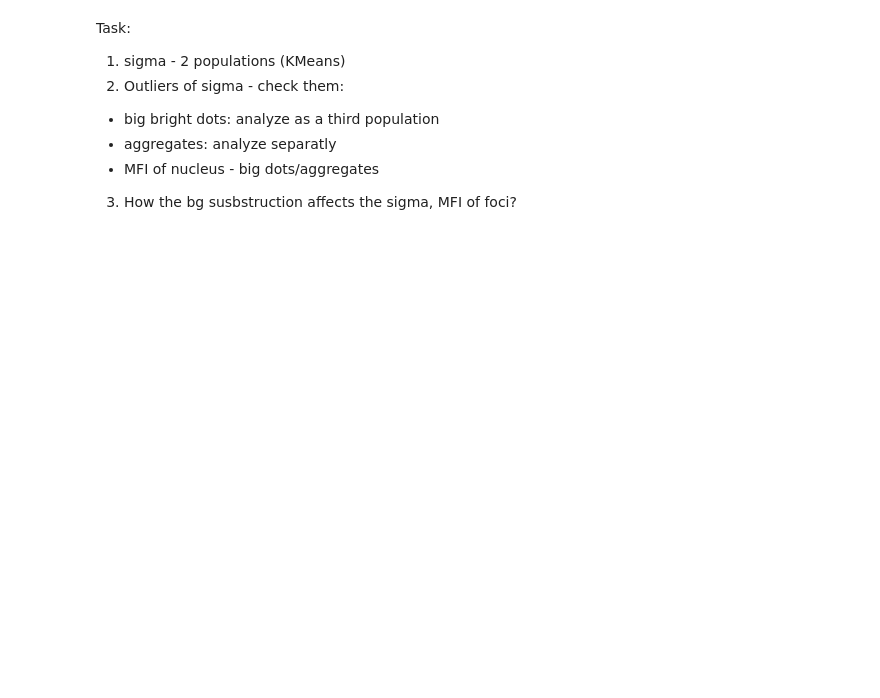
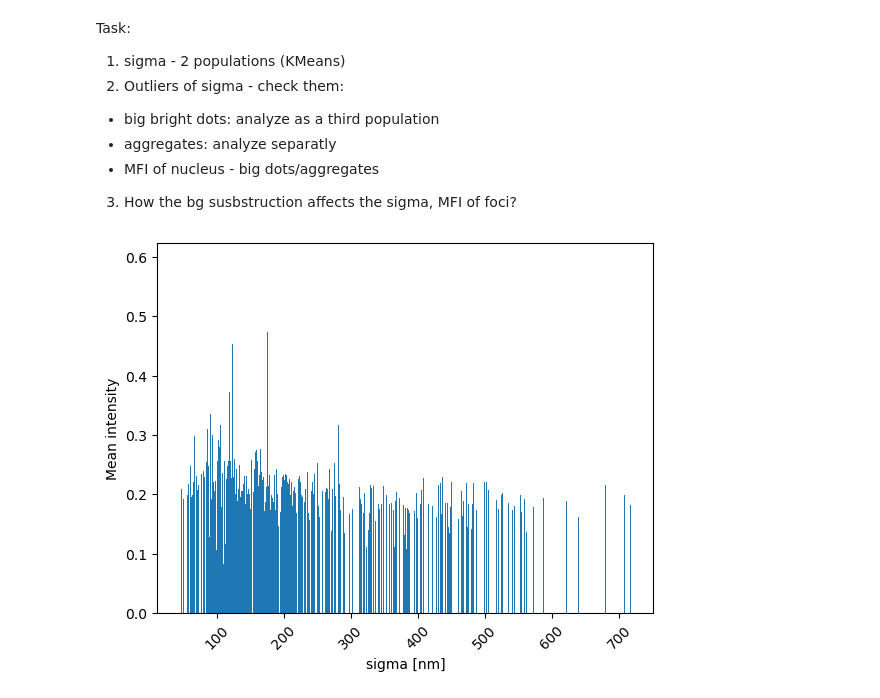
Before and after one commit to Lopatushka/LLPS, a Jupyter notebook: Kmean.ipynb, the cells around one changed output. Saved outputs shown, nothing was run; the diff lists cells and outputs as text; code cells hidden in the pictures; blank space fills up the shorter version.

```diff
--- a/Kmean.ipynb
+++ b/Kmean.ipynb
@@ -161,30 +226,3 @@ plot_histogram(df, column="mean_intensity")
 plot_histogram(df, column="sigma [nm]", xlabel="Sigma (nm)", title="Distribution of Sigma")
 # %% [output]
 [figure]
-# %%
-X = df[["sigma [nm]"]]   # must stay 2D for sklearn
-X = df[["sigma [nm]"]].dropna()
-
-kmeans = KMeans(n_clusters=2, random_state=42)
-labels = kmeans.fit_predict(X)
-df.loc[X.index, "cluster"] = labels
-
-# Threshold
-centers = sorted(kmeans.cluster_centers_.flatten())
-threshold = np.mean(centers)
-
-print("Cluster centers:", centers)
-print("Threshold:", threshold)
-
-# plot
-plt.figure(figsize=(4,3), dpi=200)
-
-for cluster in sorted(df["cluster"].dropna().unique()):
-    subset = df[df["cluster"] == cluster]
-    plt.hist(subset["sigma [nm]"], bins=50, alpha=0.5, label=f"Cluster {cluster}")
-
-plt.xlabel("Sigma (nm)")
-plt.ylabel("Count")
-plt.legend()
-
-plt.show()
@@ -203,11 +235,13 @@ Task:
  - MFI of nucleus - big dots/aggregates
 3. How the bg susbstruction affects the sigma, MFI of foci?
 # %%
-means = df.groupby("sigma [nm]")["intensity [photon]"].mean()
+means = df.groupby("sigma [nm]")["mean_intensity"].mean()
 plt.bar(means.index, means.values)
 plt.xlabel("sigma [nm]")
-plt.ylabel("Mean intensity [photon]")
+plt.ylabel("Mean intensity")
 plt.xticks(rotation=45)
 plt.show()
+# %% [output]
+[figure, added]
 # %%
 # Select two columns
```
Also changed, not shown: parts of 6 cells of this notebook.
